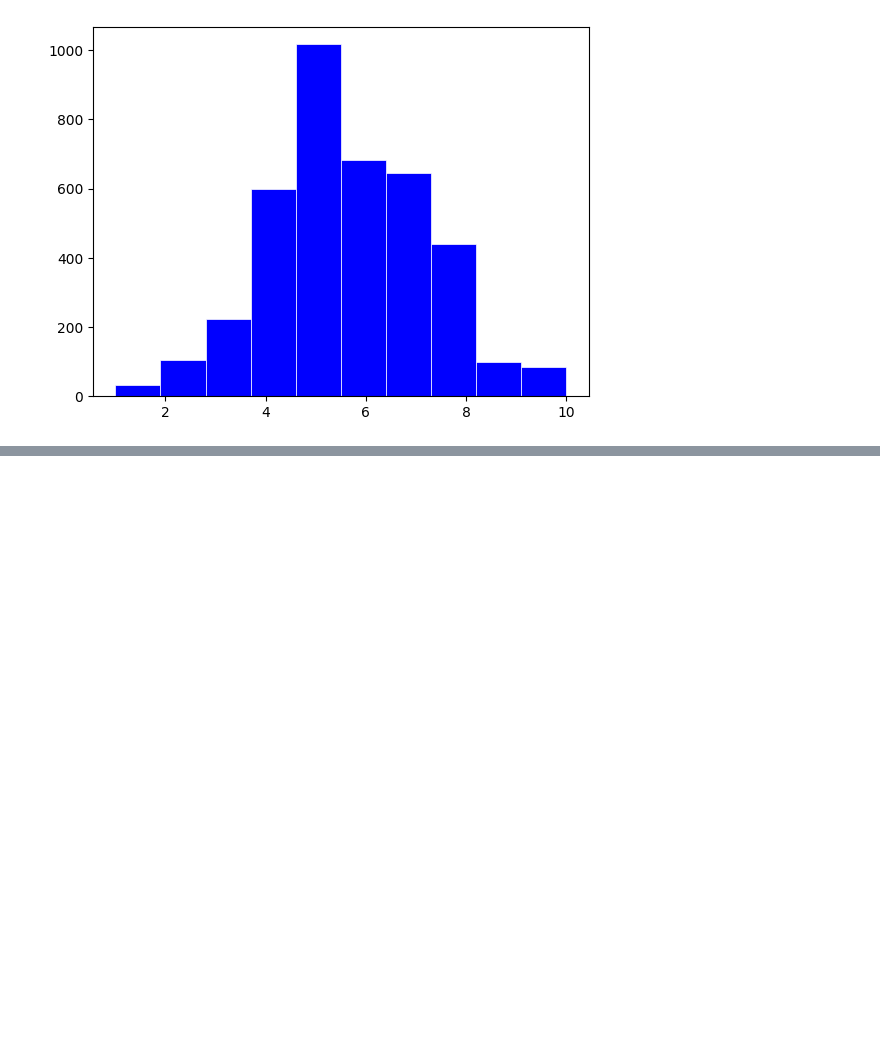
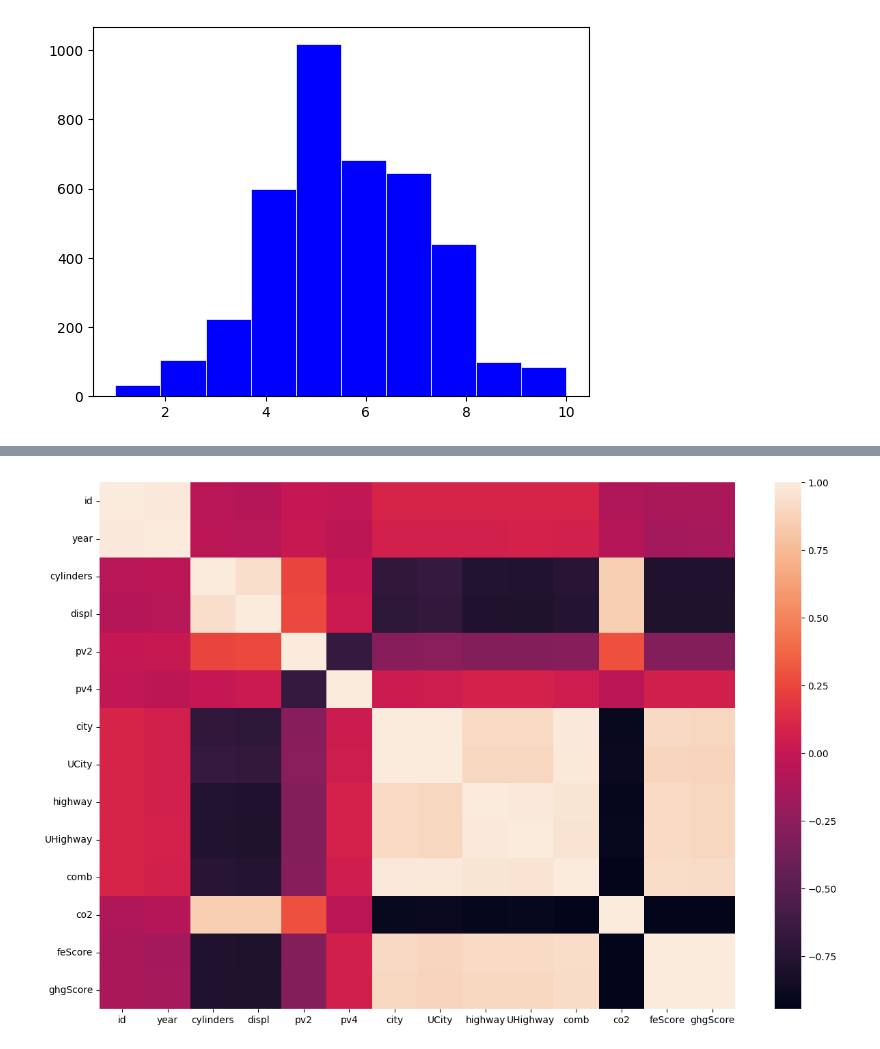
Before and after one commit to excelasaph/Project-Plotting--Peer-Group-6, a Jupyter notebook: Plotting_Assignment.ipynb, the cells around one changed output, grey strips where cells are left out. Drawn from its saved outputs; the diff is of its cells as text; code cells hidden in the pictures; blank space fills up the shorter version.

Commit message:
Creating a heat map of the data provided

```diff
--- a/Plotting_Assignment.ipynb
+++ b/Plotting_Assignment.ipynb
@@ -110,0 +102,9 @@ plt.show()
+# %%
+new_DataFrame = pd.DataFrame()
+for i in range(df.shape[1]):
+  if str(df.iloc[:, i].dtypes) == "object":
+    pass
+  else:
+    new_DataFrame[df.iloc[:, i].name] = df.iloc[:, i]
+new_DataFrame_rel = new_DataFrame.corr()
+new_DataFrame_rel
@@ -110,0 +127,5 @@ plt.show()
+# %%
+f, ax = plt.subplots(figsize=(15, 10))
+heat_map = sns.heatmap(new_DataFrame_rel, annot=False)
+# %% [output]
+[figure, added]
```
Also changed, not shown: parts of 4 cells of this notebook.
